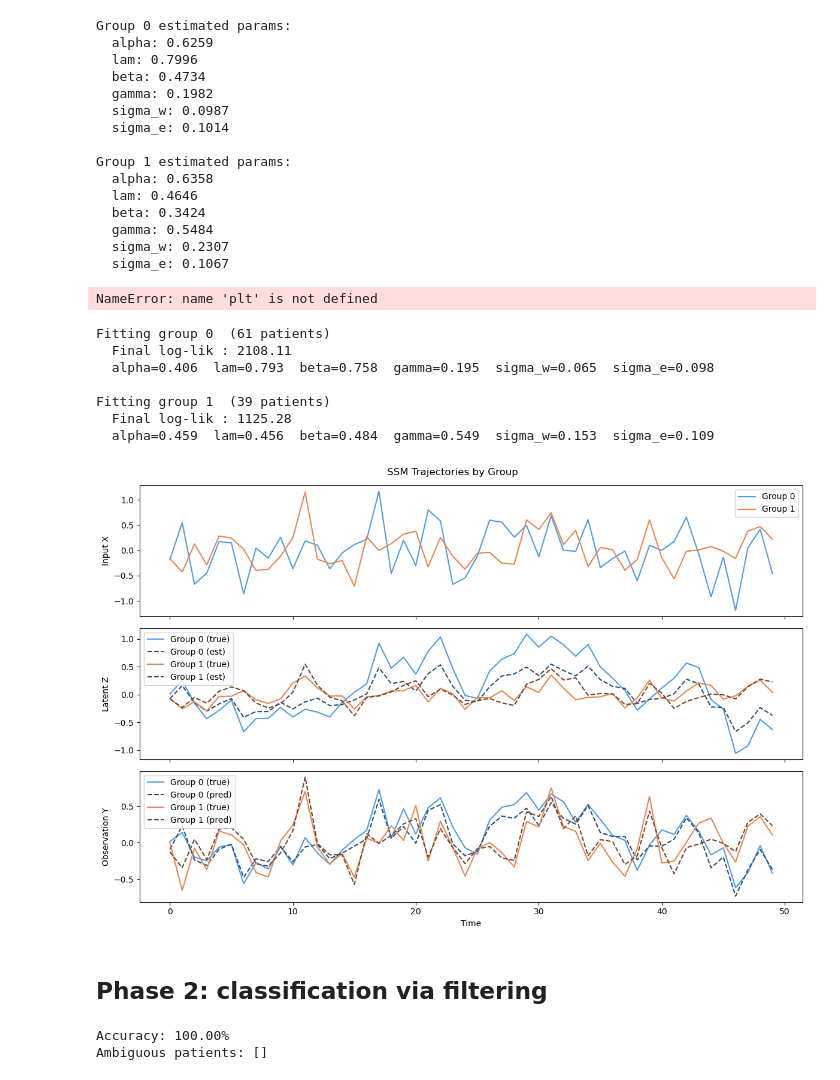
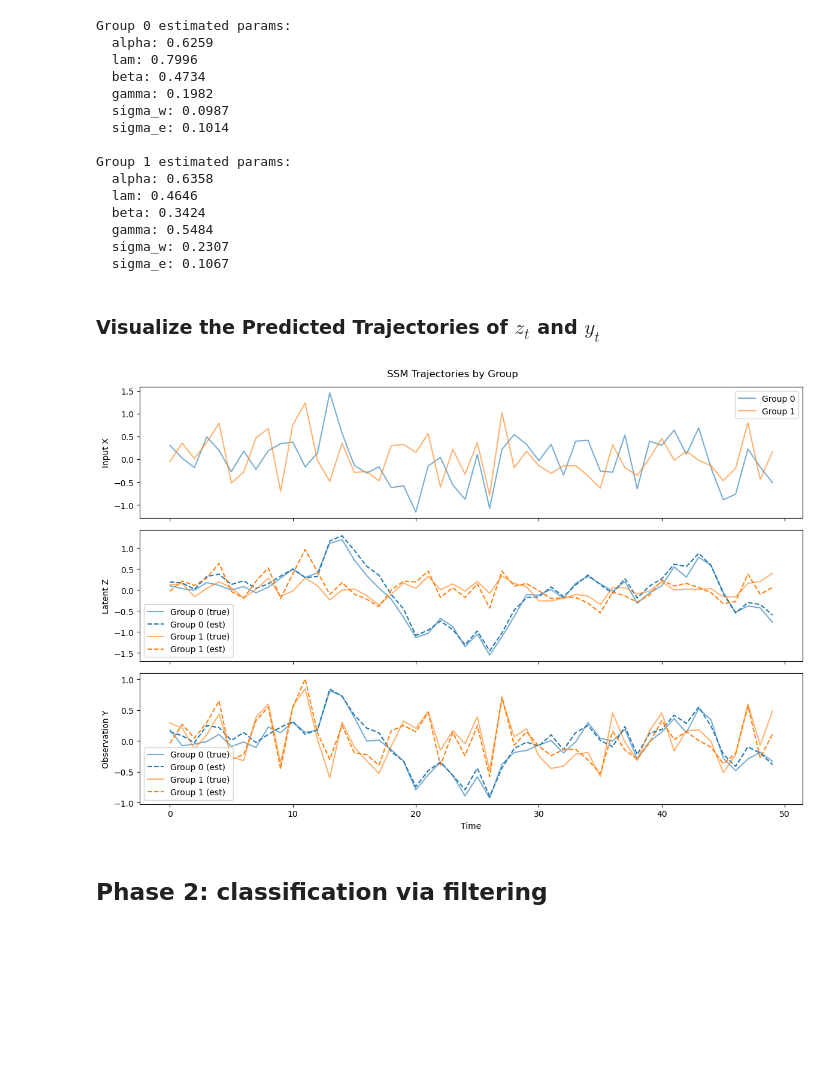
Before and after one commit to Analia7/mediators, a Jupyter notebook: active_discovery_of_latent_dynamic_mediators.ipynb, the cells around one changed output. Saved outputs shown, nothing was run; the diff lists cells and outputs as text; code cells hidden in the pictures; blank space fills up the shorter version.

Commit message:
Infer patient step

```diff
--- a/active_discovery_of_latent_dynamic_mediators.ipynb
+++ b/active_discovery_of_latent_dynamic_mediators.ipynb
@@ -71,84 +73,14 @@ Group 1 estimated params:
   gamma: 0.5484
   sigma_w: 0.2307
   sigma_e: 0.1067
+# %% [markdown]
+### Visualize the Predicted Trajectories of $z_t$ and $y_t$
 # %%
-plot_trajectories(X_train, Z_train, Y_train, groups=j_train)
+plot_trajectories(X_train, Z_train, Y_train, groups=j_train, estimated_params=estimated_params)
+# %% [output]
+[figure, added]
-# %%
-fig, ax = plt.subplots(figsize=(12, 4))
-for group in [0, 1]:
-    idx = (j_train == group)
-    mean_y = Y_train[idx].mean(axis=0)
-    std_y  = Y_train[idx].std(axis=0)
-    t = np.arange(50)
-    ax.plot(t, mean_y, label=f'Group {group}')
-    ax.fill_between(t, mean_y - std_y, mean_y + std_y, alpha=0.2)
-
-ax.set_xlabel('Time'); ax.set_ylabel('Y')
-ax.set_title('Mean ± 1 SD of Observations by Group')
-ax.legend()
-plt.show()
-# %% [output]
-NameError: name 'plt' is not defined
-# %%
-from utils import fit_mixture_ssm
-# fit SSM parameters for each group
-results_theta, loglik_theta = fit_mixture_ssm(j_train, X_train, Y_train)
-# %% [output]
-Fitting group 0  (61 patients)
-  Final log-lik : 2108.11
-  alpha=0.406  lam=0.793  beta=0.758  gamma=0.195  sigma_w=0.065  sigma_e=0.098
-
-Fitting group 1  (39 patients)
-  Final log-lik : 1125.28
-  alpha=0.459  lam=0.456  beta=0.484  gamma=0.549  sigma_w=0.153  sigma_e=0.109
-# %%
-from plot_utils import plot_ssm_trajectories
-plot_ssm_trajectories(X_train, Z_train, Y_train, j_train, estimated_params=results_theta)
-# %% [output]
-[figure, removed]
 # %% [markdown]
 ## Phase 2: classification via filtering
 # %%
 # generate synthetic testing samples
 j_test, X_test, Z_test, Y_test = generate_synthetic_samples(n_patients=20, T=50)
-# %%
-from utils import infer_patients
-results = infer_patients(Y_test, X_test, results_theta[0], results_theta[1])
-
-# results is a list of 50 dicts, one per patient
-# pull out group assignments for all patients at once
-j_pred = np.array([r['group'] for r in results])
-
-# pull out smoothed trajectories as a matrix
-Z_smooth = np.stack([r['z_smooth'] for r in results])  # (50, 50)
-Z_filt   = np.stack([r['z_filt']   for r in results])  # (50, 50)
-
-# -----------------------------------------------------------------------
-# Things you might do with the results
-# -----------------------------------------------------------------------
-
-# 1. classification accuracy (if you have true labels)
-acc = np.mean(j_pred == j_test)
-print(f"Accuracy: {acc:.2%}")
-
-# 2. 95% uncertainty band for one patient's smoothed trajectory
-n   = 0
-z_s = results[n]['z_smooth']
-p_s = results[n]['P_smooth']
-upper = z_s + 2 * np.sqrt(p_s)
-lower = z_s - 2 * np.sqrt(p_s)
-
-# 3. flag ambiguous patients -- small log-likelihood gap means uncertain
-gaps = [abs(r['log_liks'][0] - r['log_liks'][1]) for r in results]
-ambiguous = np.where(np.array(gaps) < 10)[0]
-print(f"Ambiguous patients: {ambiguous}")
-
-# 4. patients where the group assignment may be wrong
-# (if you have true labels, look at misclassified ones)
-wrong = np.where(j_pred != j_test)[0]
-for n in wrong:
-    print(f"Patient {n}: true={j_test[n]}, pred={j_pred[n]}, "
-          f"ll_gap={gaps[n]:.1f}")
-# %% [output]
-Accuracy: 100.00%
-Ambiguous patients: []
```
Also changed, not shown: parts of 2 cells of this notebook, 1 other file.
